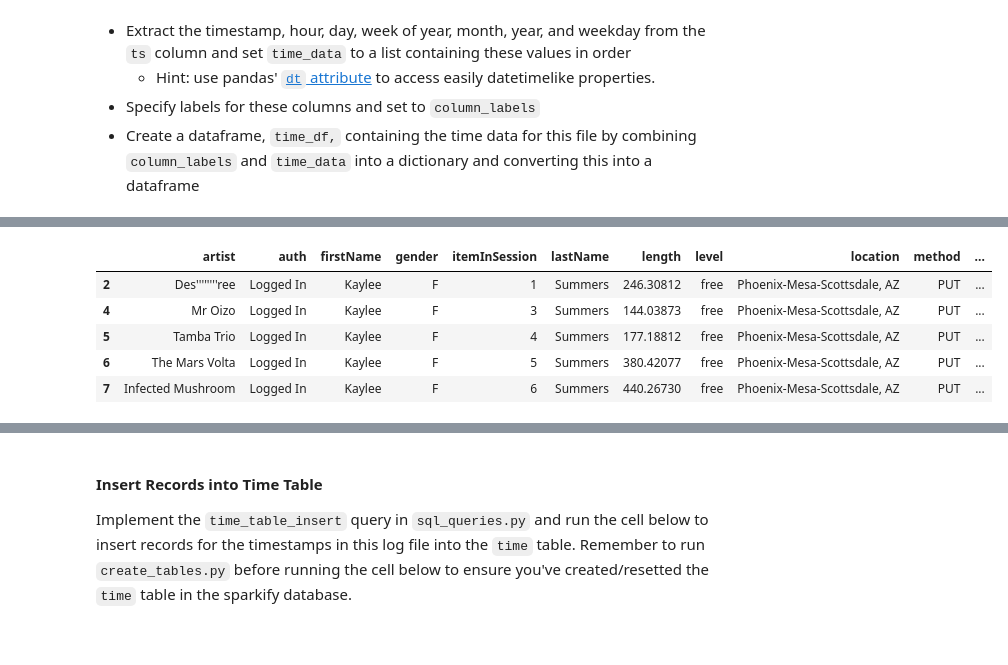
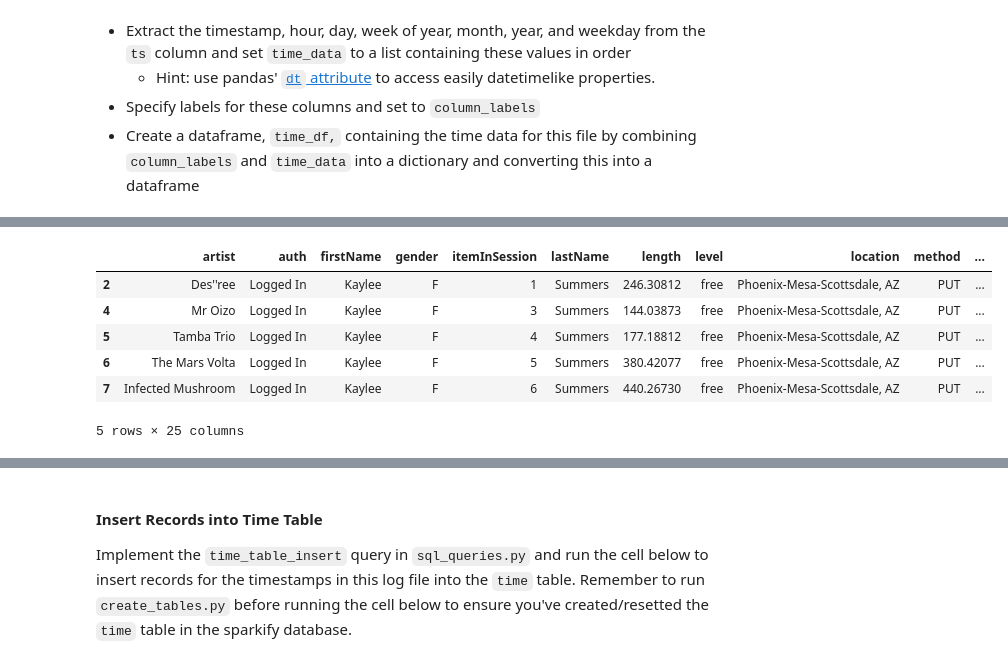
Before and after one commit to HMMK99/Sparkfy, a Jupyter notebook: etl.ipynb, the cells around one changed output, grey strips where cells are left out. Drawn from its saved outputs; the diff is of its cells as text; code cells hidden in the pictures.

```diff
--- a/etl.ipynb
+++ b/etl.ipynb
@@ -296,28 +299,32 @@ t.head()
 # %%
 # timestamp, hour, day, week of year, month, year, and weekday from the `ts` column and set `time_data`
 # Convert ts column to datetime format (optional but recommended)
 t['ts'] = pd.to_datetime(t['ts'])
 
 # Extract desired datetime properties using dt accessor
-t['time_data'] = t['ts'].dt  # Full timestamp
-t['time_data'] = t['ts'].dt.hour.tolist()  # Hour
-t['time_data'] = t['ts'].dt.day.tolist()  # Day
-t['time_data'] = t['ts'].dt.isocalendar().week.tolist()  # Week of year (ISO calendar)
-t['time_data'] = t['ts'].dt.month.tolist()  # Month
-t['time_data'] = t['ts'].dt.year.tolist()  # Year
-t['time_data'] = t['ts'].dt.weekday.tolist()  # Weekday (0-Monday, 6-Sunday)
+t['timestamp'] = t['ts'].dt  # Full timestamp
+t['hour'] = t['ts'].dt.hour.tolist()  # Hour
+t['day'] = t['ts'].dt.day.tolist()  # Day
+t['weekOmonth'] = t['ts'].dt.isocalendar().week.tolist()  # Week of year (ISO calendar)
+t['month'] = t['ts'].dt.month.tolist()  # Month
+t['year'] = t['ts'].dt.year.tolist()  # Year
+t['weekday'] = t['ts'].dt.weekday.tolist()  # Weekday (0-Monday, 6-Sunday)
+
+# t['time_data'] = [t['ts'].dt, t['ts'].dt.hour, t['ts'].dt.day, t['ts'].dt.isocalendar().week,\
+#                   t['ts'].dt.month, t['ts'].dt.year, t['ts'].dt.weekday]
 
 # You can choose to keep only the desired list in the DataFrame
 # del t['ts']  # Remove original ts column (optional)
 
 t.head()
 # %% [output]
 |  | artist | auth | firstName | gender | itemInSession | lastName | length | level | location | method | ... |
-| 2 | Des''''''''ree | Logged In | Kaylee | F | 1 | Summers | 246.30812 | free | Phoenix-Mesa-Scottsdale, AZ | PUT | ... |
+| 2 | Des''ree | Logged In | Kaylee | F | 1 | Summers | 246.30812 | free | Phoenix-Mesa-Scottsdale, AZ | PUT | ... |
 | 4 | Mr Oizo | Logged In | Kaylee | F | 3 | Summers | 144.03873 | free | Phoenix-Mesa-Scottsdale, AZ | PUT | ... |
 | 5 | Tamba Trio | Logged In | Kaylee | F | 4 | Summers | 177.18812 | free | Phoenix-Mesa-Scottsdale, AZ | PUT | ... |
 | 6 | The Mars Volta | Logged In | Kaylee | F | 5 | Summers | 380.42077 | free | Phoenix-Mesa-Scottsdale, AZ | PUT | ... |
 | 7 | Infected Mushroom | Logged In | Kaylee | F | 6 | Summers | 440.26730 | free | Phoenix-Mesa-Scottsdale, AZ | PUT | ... |
+5 rows × 25 columns
 # %%
 time_data = ()
 column_labels = ()
```
Also changed, not shown: parts of 42 cells of this notebook.
